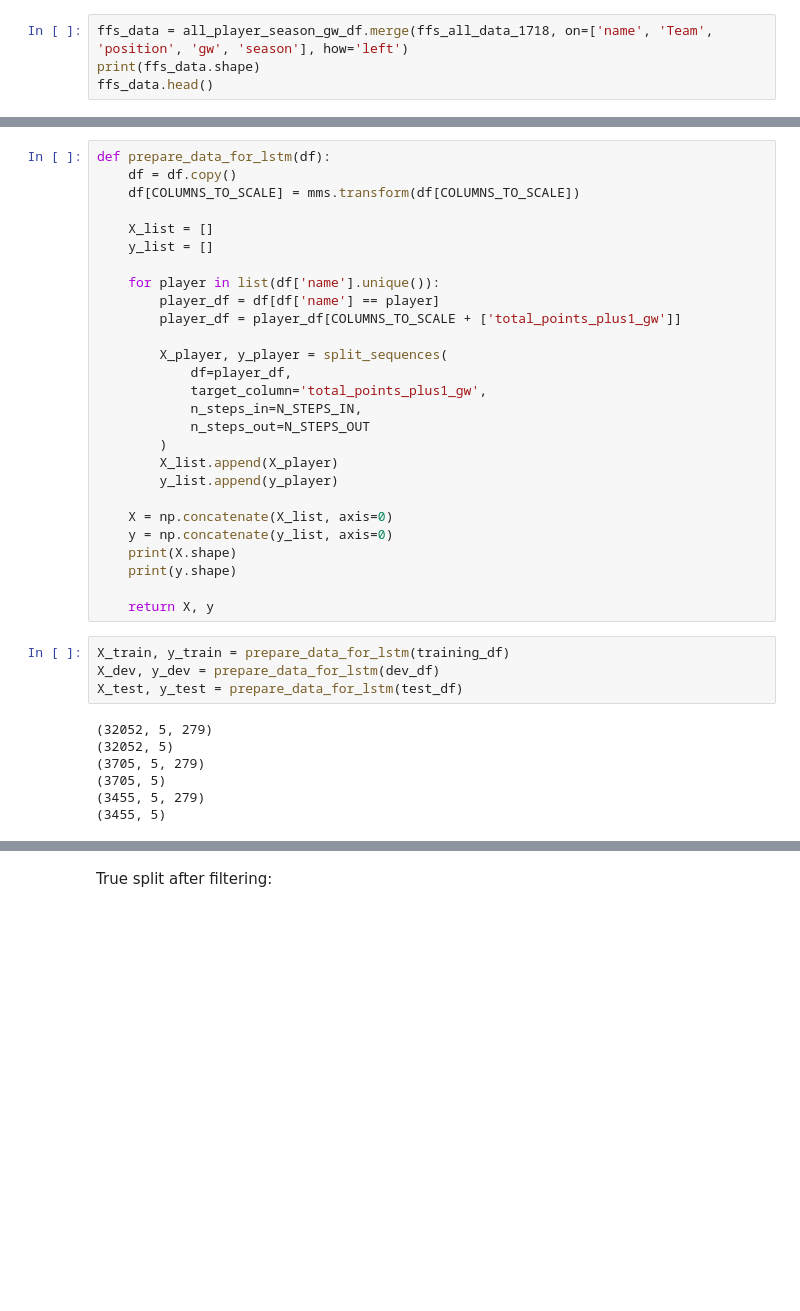
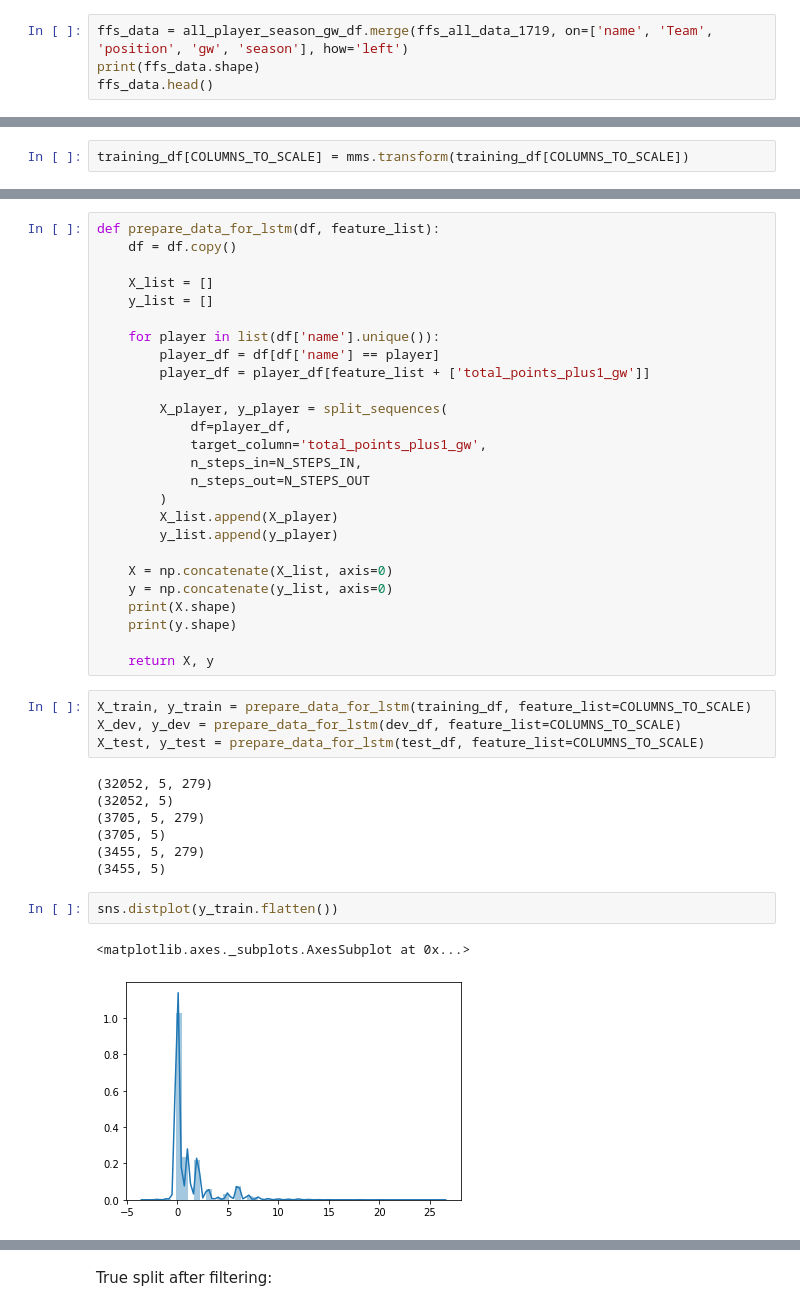
Before and after one commit to stevieg3/fpl-analysis, a Jupyter notebook: notebooks/DeepFantasyFootball/5. Feature selection (Colab).ipynb, the cells around one changed output, grey strips where cells are left out. Drawn from its saved outputs; the diff is of its cells as text; blank space fills up the shorter version.

```diff
--- a/notebooks/DeepFantasyFootball/5. Feature selection (Colab).ipynb
+++ b/notebooks/DeepFantasyFootball/5. Feature selection (Colab).ipynb
@@ -173,7 +183,7 @@ all_player_season_gw_df.head()
 | 3 | 2017-2018 | 1 | jamie_vardy | LEI | FWD |
 | 4 | 2017-2018 | 1 | diafra_sakho | WHU | FWD |
 # %%
-ffs_data = all_player_season_gw_df.merge(ffs_all_data_1718, on=['name', 'Team', 'position', 'gw', 'season'], how='left')
+ffs_data = all_player_season_gw_df.merge(ffs_all_data_1719, on=['name', 'Team', 'position', 'gw', 'season'], how='left')
 print(ffs_data.shape)
 ffs_data.head()
 # %% [output]
@@ -470,0 +470,2 @@ COLUMNS_TO_DROP_FOR_TRAINING = ['name', 'season', 'team_name']
+# %%
+training_df[COLUMNS_TO_SCALE] = mms.transform(training_df[COLUMNS_TO_SCALE])
@@ -471,16 +475,15 @@ COLUMNS_TO_DROP_FOR_TRAINING = ['name', 'season', 'team_name']
 # %% [markdown]
 ### Prepare data for LSTM
 # %%
-def prepare_data_for_lstm(df):
+def prepare_data_for_lstm(df, feature_list):
     df = df.copy()
-    df[COLUMNS_TO_SCALE] = mms.transform(df[COLUMNS_TO_SCALE])
 
     X_list = []
     y_list = []
 
     for player in list(df['name'].unique()):
         player_df = df[df['name'] == player]
-        player_df = player_df[COLUMNS_TO_SCALE + ['total_points_plus1_gw']]
+        player_df = player_df[feature_list + ['total_points_plus1_gw']]
 
         X_player, y_player = split_sequences(
             df=player_df,
@@ -498,9 +501,9 @@ def prepare_data_for_lstm(df):
 
     return X, y
 # %%
-X_train, y_train = prepare_data_for_lstm(training_df)
-X_dev, y_dev = prepare_data_for_lstm(dev_df)
-X_test, y_test = prepare_data_for_lstm(test_df)
+X_train, y_train = prepare_data_for_lstm(training_df, feature_list=COLUMNS_TO_SCALE)
+X_dev, y_dev = prepare_data_for_lstm(dev_df, feature_list=COLUMNS_TO_SCALE)
+X_test, y_test = prepare_data_for_lstm(test_df, feature_list=COLUMNS_TO_SCALE)
 # %% [output]
 (32052, 5, 279)
 (32052, 5)
@@ -508,3 +511,8 @@ X_test, y_test = prepare_data_for_lstm(test_df)
 (3705, 5)
 (3455, 5, 279)
 (3455, 5)
+# %%
+sns.distplot(y_train.flatten())
+# %% [output]
+<matplotlib.axes._subplots.AxesSubplot at 0x...>
+[figure, added]
```
Also changed, not shown: parts of 56 cells of this notebook.
